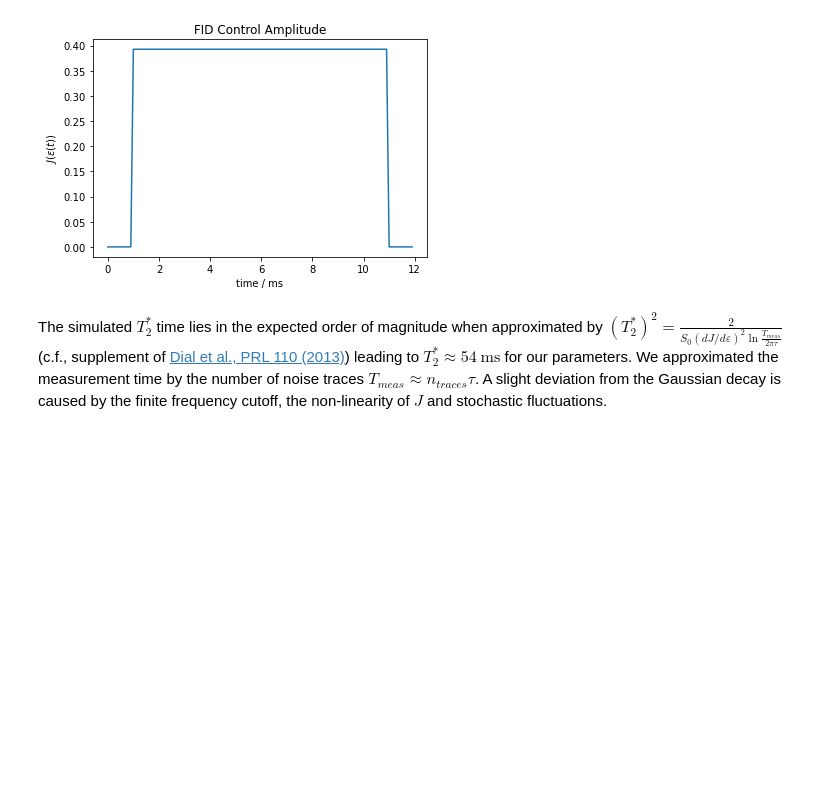
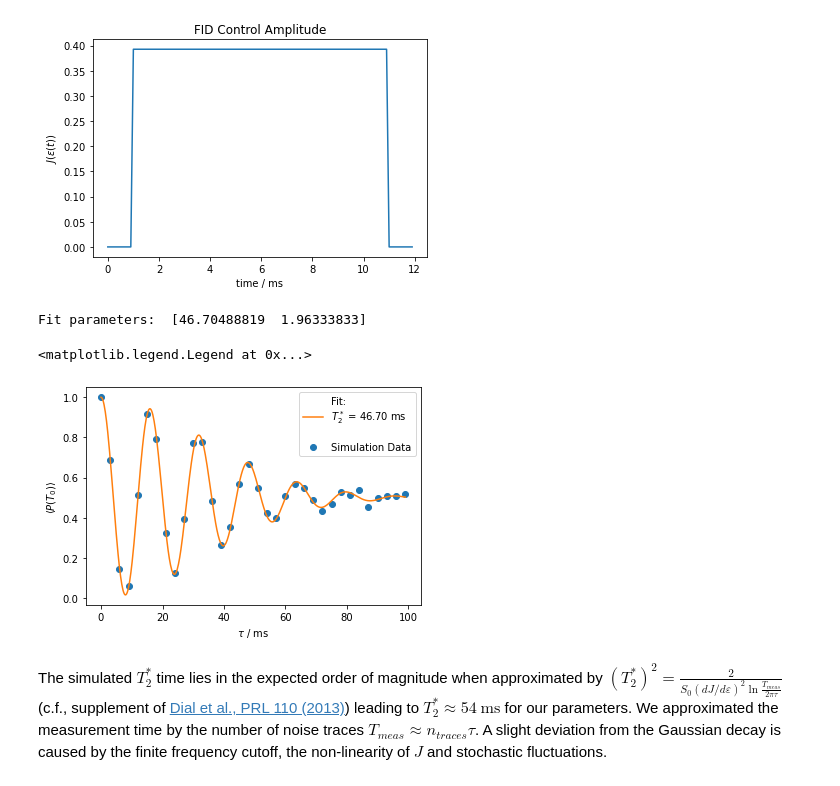
Before and after one commit to qutech/qopt, a Jupyter notebook: doc/source/examples/t2_non_markovian_noise.ipynb, the cells around one changed output. Drawn from its saved outputs; the diff is of its cells as text; code cells hidden in the pictures; blank space fills up the shorter version.

Commit message:
plot stored data in the t2-star noise notebook.

```diff
--- a/doc/source/examples/t2_non_markovian_noise.ipynb
+++ b/doc/source/examples/t2_non_markovian_noise.ipynb
@@ -209,22 +219,31 @@ for i, tau in enumerate(precession_times):
+# %%
+precession_times_loaded = np.load(r"..\stored\precession_times_1.npy")
+probabilities_fid_loaded = np.load(r"..\stored\probabilities_fid_1.npy")
 # %%
 def T2_star_decay(t, T2, alpha):
     omega = exchange_coupling(eps_work)
     return 0.5 * (1 + np.exp(-(t / T2)**alpha) * np.cos(omega * t))
 
-popt, cov = curve_fit(T2_star_decay, precession_times, probabilities_fid,
-                      p0=[50, 2])
+popt, cov = curve_fit(T2_star_decay, precession_times_loaded,
+                      probabilities_fid_loaded, p0=[50, 2])
 print("Fit parameters: ", popt)
 
-precession_times_fine = np.linspace(min(precession_times),
-                                    max(precession_times), 500)
-
-plt.scatter(precession_times, probabilities_fid, label="Simulation Data")
-plt.plot(precession_times_fine, T2_star_decay(precession_times_fine, *popt),
-         color="tab:orange",
-         label="Fit: \n$T_2^*$ = {:.2f} ms\n ".format(popt[0]))
-plt.xlabel("$\\tau$ / ms")
-plt.ylabel("$\langle P(T_0) \\rangle$")
-plt.legend()
+precession_times_fine = np.linspace(min(precession_times_loaded),
+                                    max(precession_times_loaded), 500)
+# %% [output]
+Fit parameters:  [46.70488819  1.96333833]
+# %%
+plt.scatter(precession_times_loaded, probabilities_fid_loaded,
+            label="Simulation Data")
+plt.plot(precession_times_fine, T2_star_decay(precession_times_fine, *popt),
+         color="tab:orange",
+         label="Fit: \n$T_2^*$ = {:.2f} ms\n ".format(popt[0]))
+plt.xlabel("$\\tau$ / ms")
+plt.ylabel("$\langle P(T_0) \\rangle$")
+plt.legend()
+# %% [output]
+<matplotlib.legend.Legend at 0x...>
+[figure, added]
 # %% [markdown]
 The simulated $T_2^*$ time lies in the expected order of magnitude when
 approximated by
```
Also changed, not shown: parts of 10 cells of this notebook, 4 other files.
